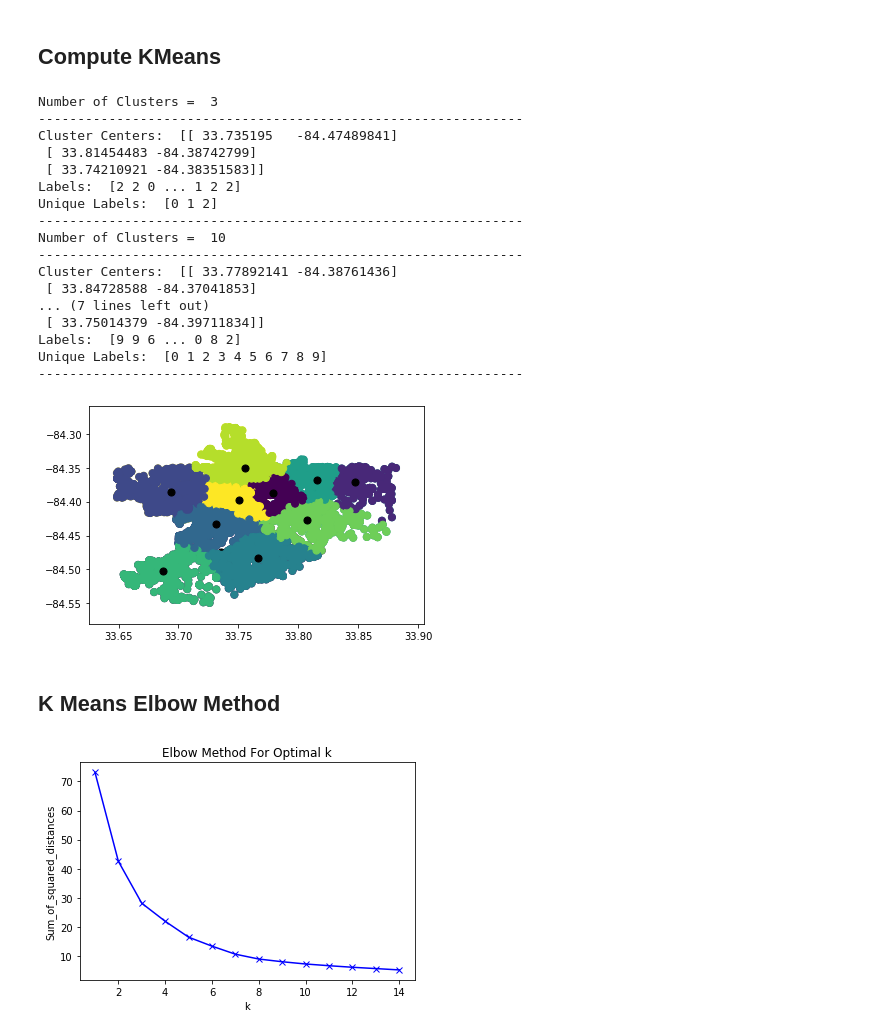
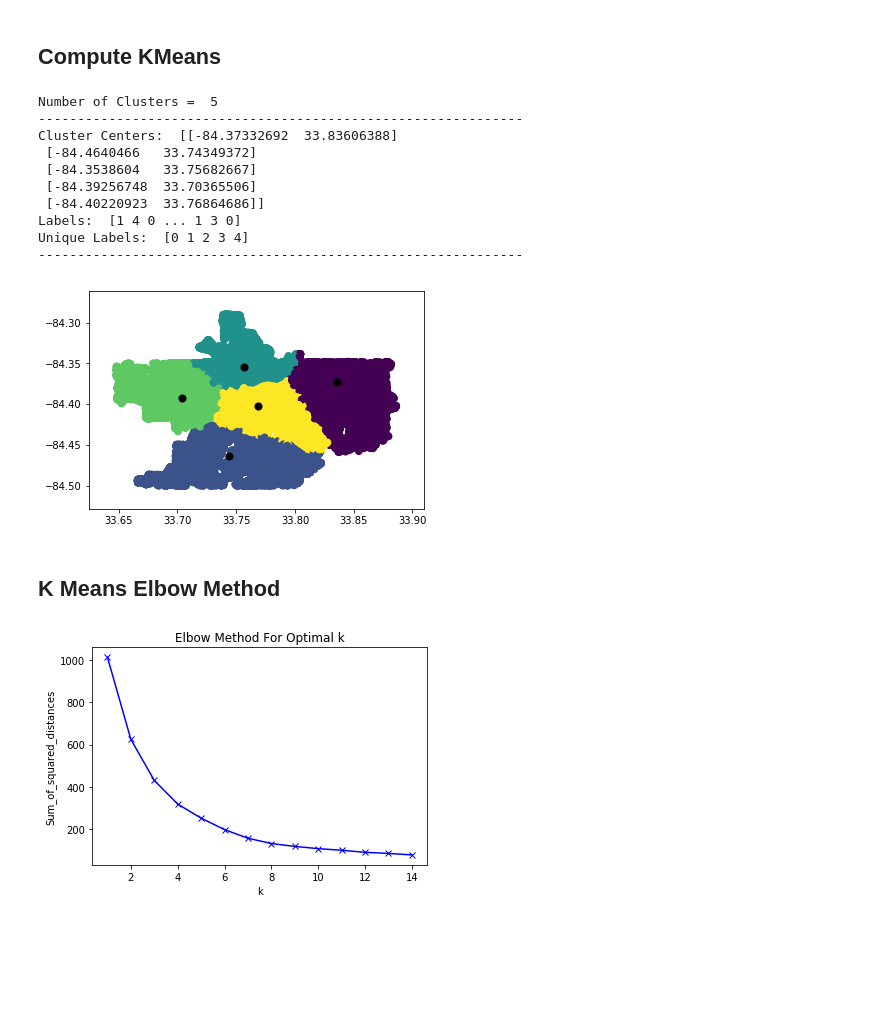
Before and after one commit to sanjeevprasada/AtlantaCrime, a Jupyter notebook: Unsupervised_Algs.ipynb, the cells around one changed output. Drawn from its saved outputs; the diff is of its cells as text; code cells hidden in the pictures; blank space fills up the shorter version.

```diff
--- a/Unsupervised_Algs.ipynb
+++ b/Unsupervised_Algs.ipynb
@@ -26,7 +26,7 @@ from shapely.geometry import MultiPoint
 ## Load Data
 # %%
 # 2019
-data = pd.read_csv("COBRA-2019.csv", sep=',', header=0, engine='python', usecols = lambda column : column in ["Latitude", "Longitude"])
+data = pd.read_csv("cobra-clean2009.csv", sep=',', header=0, engine='python', usecols = lambda column : column in ["Latitude", "Longitude"])
 # Cleaned 2009-2018
 #data = pd.read_csv("cobra-clean.csv", sep=',', header=0, engine='python', usecols = lambda column : column in ["Latitude", "Longitude"])
 X = data.to_numpy()
@@ -470,41 +470,34 @@ number of estimated clusters : 10
 # %% [markdown]
 ## Compute KMeans
 # %%
-k_values = np.array([3,10])
+k_values = np.array([5])
 for k in k_values:
     km = sk.cluster.KMeans(n_clusters = k, init='random',n_init=1,max_iter=300,tol=1e-04,random_state=0)
     y_km = km.fit_predict(X)
 
     centers = km.cluster_centers_
     labels = km.labels_
     inertia = km.inertia_
     print('Number of Clusters = ',k)
     print('--------------------------------------------------------------')
     print('Cluster Centers: ',centers)
     print('Labels: ',labels)
     print('Unique Labels: ',np.unique(labels))
-    plt.scatter(X[:, 0], X[:, 1], c=y_km, s=50, cmap='viridis')
-    plt.scatter(centers[:, 0], centers[:, 1], c='black', s=50, alpha=1);
+    plt.scatter(X[:, 1], X[:, 0], c=y_km, s=50, cmap='viridis')
+    plt.scatter(centers[:, 1], centers[:, 0], c='black', s=50, alpha=1);
     print('--------------------------------------------------------------')
 # %% [output]
-Number of Clusters =  3
+Number of Clusters =  5
 --------------------------------------------------------------
-Cluster Centers:  [[ 33.735195   -84.47489841]
- [ 33.81454483 -84.38742799]
- [ 33.74210921 -84.38351583]]
-Labels:  [2 2 0 ... 1 2 2]
-Unique Labels:  [0 1 2]
+Cluster Centers:  [[-84.37332692  33.83606388]
+ [-84.4640466   33.74349372]
+ [-84.3538604   33.75682667]
+ [-84.39256748  33.70365506]
+ [-84.40220923  33.76864686]]
+Labels:  [1 4 0 ... 1 3 0]
+Unique Labels:  [0 1 2 3 4]
 --------------------------------------------------------------
-Number of Clusters =  10
---------------------------------------------------------------
-Cluster Centers:  [[ 33.77892141 -84.38761436]
- [ 33.84728588 -84.37041853]
-... (7 lines left out)
- [ 33.75014379 -84.39711834]]
-Labels:  [9 9 6 ... 0 8 2]
-Unique Labels:  [0 1 2 3 4 5 6 7 8 9]
---------------------------------------------------------------
-[figure, old version]
+[figure, new version]
 # %% [markdown]
 ## K Means Elbow Method
 # %%
@@ -521,4 +514,4 @@ plt.ylabel('Sum_of_squared_distances')
 plt.title('Elbow Method For Optimal k')
 plt.show()
 # %% [output]
-[figure, old version]
+[figure, new version]
```
Also changed, not shown: parts of 1 cell of this notebook, 10 other files.
